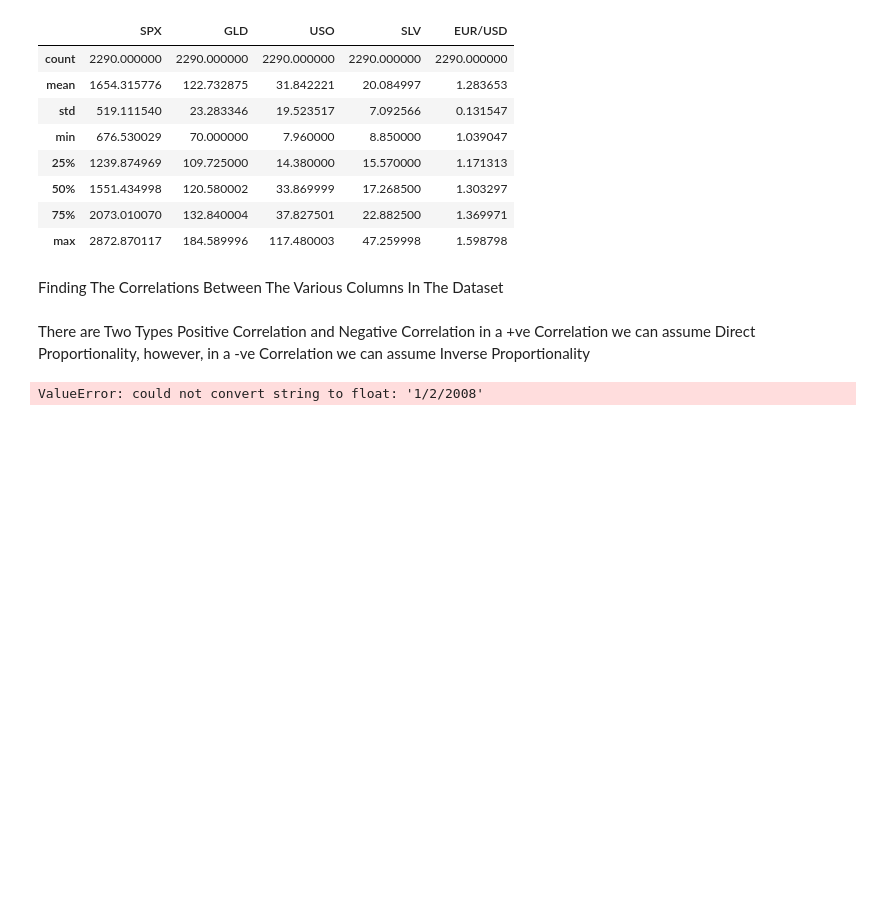
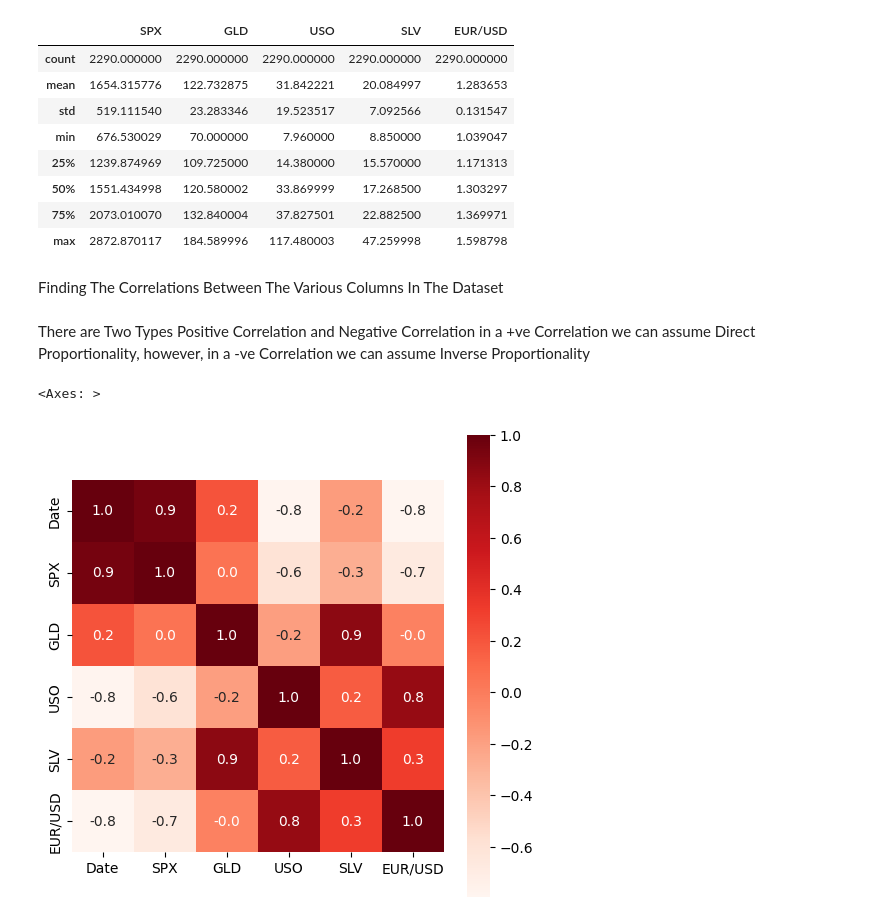
Before and after one commit to OmarAbdelaziz0/GoldPricePredictionMLProject, a Jupyter notebook: GoldPricePredictionMLProject.ipynb, the cells around one changed output. Cells and saved outputs as stored; diff of their text form; code cells hidden in the pictures; blank space fills up the shorter version.

```diff
--- a/GoldPricePredictionMLProject.ipynb
+++ b/GoldPricePredictionMLProject.ipynb
@@ -87,7 +87,19 @@ Finding The Correlations Between The Various Columns In The Dataset
 # %% [markdown]
 There are Two Types Positive Correlation and Negative Correlation
 in a +ve Correlation we can assume Direct Proportionality, however, in a -ve Correlation we can assume Inverse Proportionality
-# %%
-correlation = gold_data.corr()
-# %% [output]
-ValueError: could not convert string to float: '1/2/2008'
+# %%
+# Convert the 'Date' column to datetime objects
+gold_data['Date'] = pd.to_datetime(gold_data['Date'])
+
+# Extract ordinal values from datetime objects for numerical representation
+gold_data['Date'] = gold_data['Date'].apply(lambda date: date.toordinal())
+
+# Calculate the correlation matrix
+correlation = gold_data.corr()
+# %%
+# constructing a heatmap to understand the correlatiom
+plt.figure(figsize = (6,6))
+sns.heatmap(correlation, cbar=True, square=True, fmt='.1f',annot=True, annot_kws={'size':10}, cmap='Reds')
+# %% [output]
+<Axes: >
+[figure, added]
```
Also changed, not shown: parts of 11 cells of this notebook.
